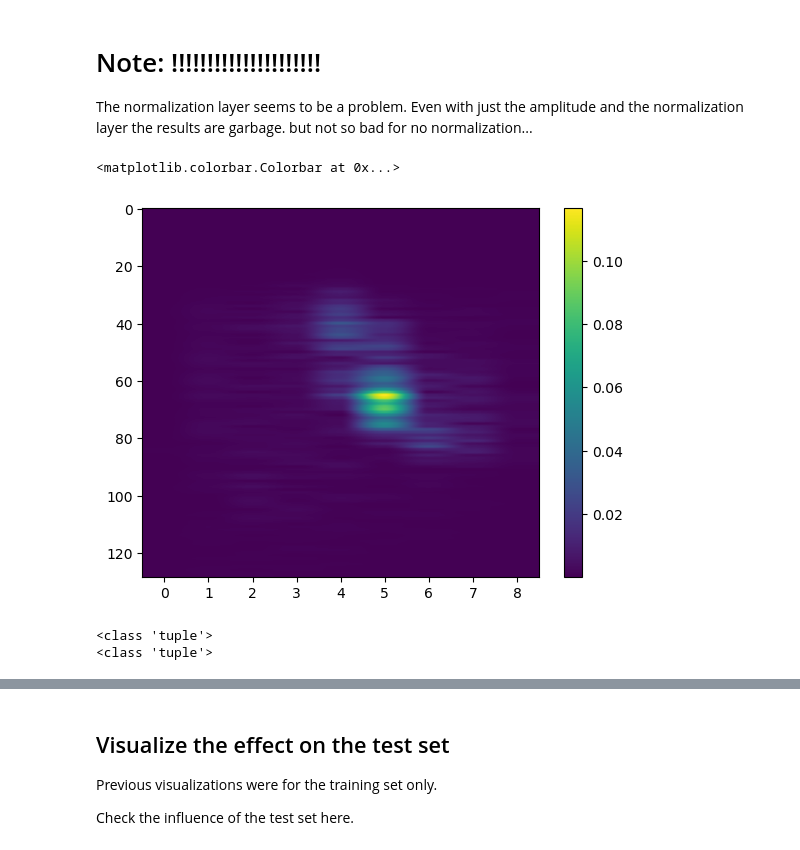
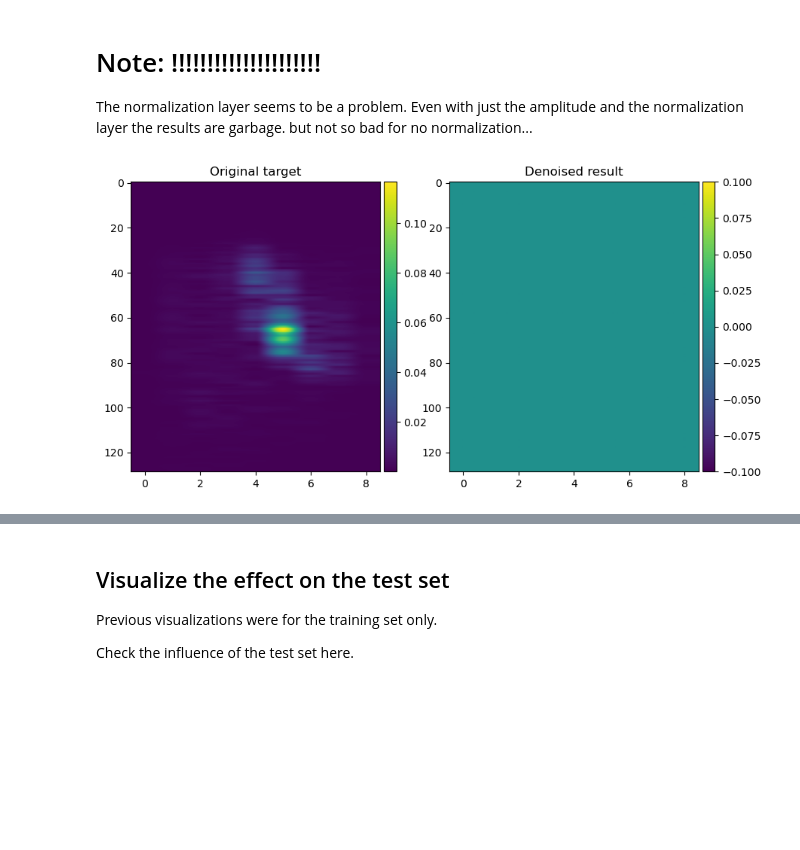
Before and after one commit to alexmundt/waveform-stft-denoise, a Jupyter notebook: Model Training - Phasebased.ipynb, the cells around one changed output, grey strips where cells are left out. Drawn from its saved outputs; the diff is of its cells as text; code cells hidden in the pictures; blank space fills up the shorter version.

Commit message:
cleaning up plots

```diff
--- a/Model Training - Phasebased.ipynb
+++ b/Model Training - Phasebased.ipynb
@@ -117,13 +117,13 @@ class Custom_Loss(tf.keras.losses.Loss):
 
         # return tf.reduce_mean(tf.reduce_sum(elements,axis=1))
         # print(y_pred.shape)
-        return tf.reduce_mean(tf.math.square(y_pred[:,:,:] - y_true[:,:,:]), axis=-1)
+        return tf.reduce_mean(tf.math.square(y_pred[:,:,:] - y_true[:,:,:])) #, axis=-1)
 # %%
 dropout_rate = 0.2
 factor = 8*2
 
 model = tf.keras.Sequential([
-    # tf.keras.layers.experimental.preprocessing.Normalization(axis=-1, input_shape=input_shape),
+    tf.keras.layers.experimental.preprocessing.Normalization(axis=-1, input_shape=input_shape),
 
     tf.keras.layers.Flatten(input_shape=input_shape),
 
@@ -241,13 +244,29 @@ train_example_data = train_dataset.take(count=example_count)
 # %%
+fig, [ax0, ax1] = plt.subplots(1,2)
+
+divider0 = make_axes_locatable(ax0)
+divider1 = make_axes_locatable(ax1)
+
+cax0 = divider0.append_axes('right', size='5%', pad=0.05)
+cax1 = divider1.append_axes('right', size='5%', pad=0.05)
+
+
 # plt.imshow(labels[0,:,:,1], aspect="auto")
-plt.imshow(labels[0,:,:], aspect="auto")
-plt.colorbar()
+im0 = ax0.imshow(labels[0,:,:], aspect="auto")
+im1 = ax1.imshow(predictions[0,:,:], aspect="auto")
+# ax0.colorbar()
+# fig.colorbar(im1, cax=ax0_cb, orientation='horizontal')
+
+fig.colorbar(im0, cax=cax0, orientation='vertical')
+fig.colorbar(im1, cax=cax1, orientation='vertical')
+
+ax0.set_title("Original target")
+ax1.set_title("Denoised result")
+
+fig.set_size_inches((10,5))
+# plt.imshow(predictions[0,:,:,1], aspect="auto")
+# ax1.imshow(predictions[0,:,:], aspect="auto")
+
+# plt.colorbar()
 # %% [output]
-<matplotlib.colorbar.Colorbar at 0x...>
-[figure, old version]
+[figure, new version]
-# %%
-for i in train_example_data.as_numpy_iterator():
-    print(type(i))
-# %% [output]
-<class 'tuple'>
-<class 'tuple'>
```
Also changed, not shown: parts of 19 cells of this notebook.
